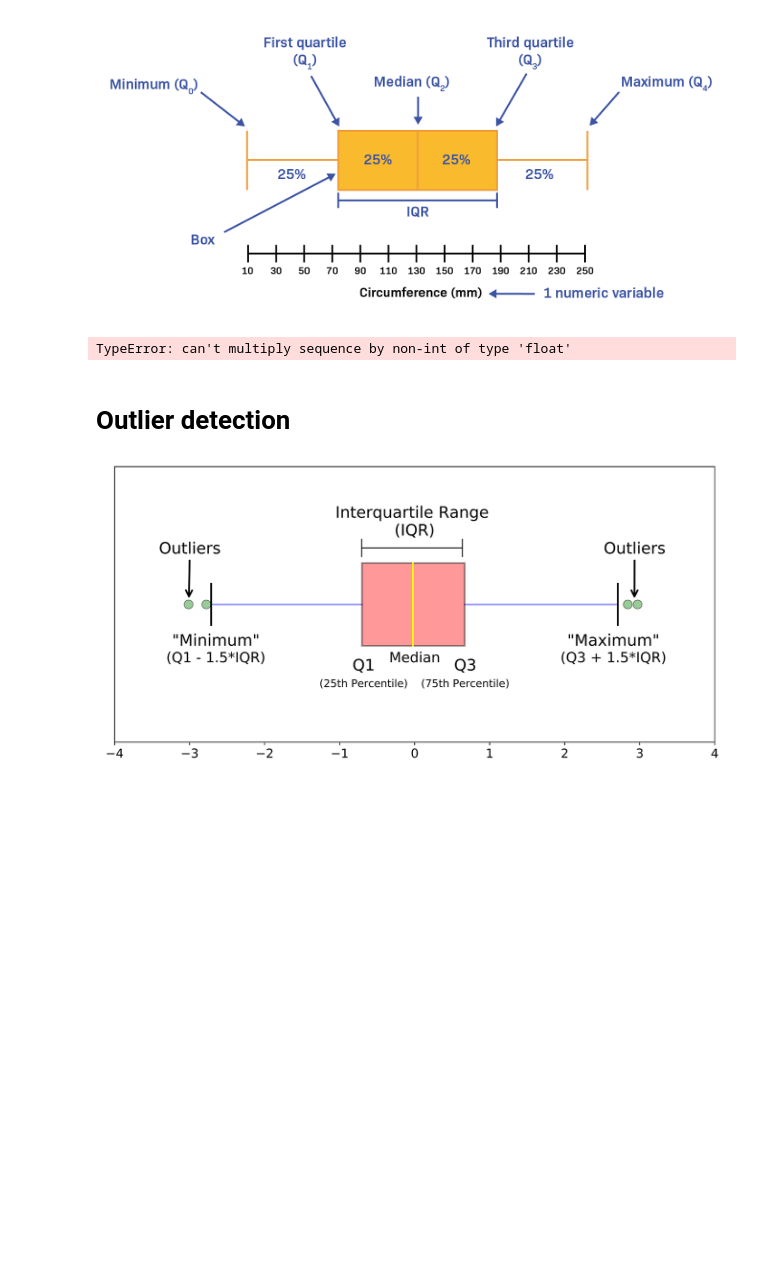
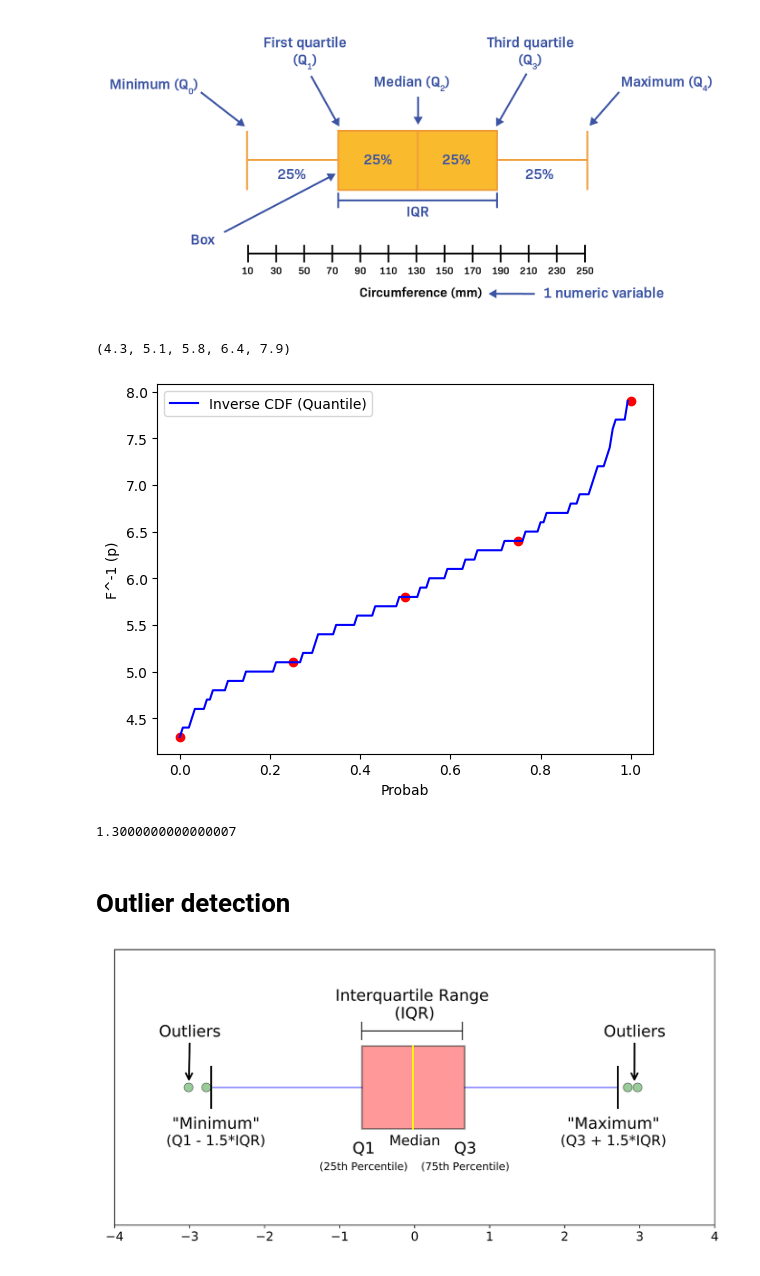
Before and after one commit to ZikrullaRaxmatov/Zako_AI_Lessons, a Jupyter notebook: DataAnalysis_W1_2.ipynb, the cells around one changed output. Drawn from its saved outputs; the diff is of its cells as text; code cells hidden in the pictures; blank space fills up the shorter version.

```diff
--- a/DataAnalysis_W1_2.ipynb
+++ b/DataAnalysis_W1_2.ipynb
@@ -130,11 +137,3 @@ IQR esa, quyidagi formula orqali aniqlanadi:
 $$ \text{IQR} = Q_3 - Q_1 = \hat{F}^{-1}(0.75) - \hat{F}^{-1}(0.25) $$
 # %% [markdown]
 ![image.png](embedded-picture-1)
-# %%
-# Inverse CDF
-def quartiles(data_list):
-  pass
-
-quartiles(data_array)
-# %% [output]
-TypeError: can't multiply sequence by non-int of type 'float'
@@ -145,3 +140,34 @@ TypeError: can't multiply sequence by non-int of type 'float'
+# %%
+# Inverse CDF
+def quartiles(data_list):
+  sorted_list = sorted(data_list)
+  Q0 = sorted_list[0]
+  Q1 = sorted_list[int(len(sorted_list)*0.25)]
+  Q2 = sorted_list[int(len(sorted_list)*0.5)]
+  Q3 = sorted_list[int(len(sorted_list)*0.75)]
+  Q4 = sorted_list[int(len(sorted_list)*1.0)-1]
+  return Q0, Q1, Q2, Q3, Q4
+
+Q = quartiles(data_array)
+Q
+# %% [output]
+(4.3, 5.1, 5.8, 6.4, 7.9)
+# %%
+# inverse CDF plot
+plt.scatter([0, 0.25, 0.5, 0.75, 1.0], Q, color='red')
+plt.plot(y, x, label='Inverse CDF (Quantile)', color='blue')
+plt.xlabel('Probab')
+plt.ylabel('F^-1 (p)')
+plt.legend()
+plt.show()
+# %% [output]
+[figure, added]
+# %%
+# IQR
+IQR = Q[3] - Q[1]
+IQR
+# %% [output]
+1.3000000000000007
 # %% [markdown]
 # Outlier detection
 
```
Also changed, not shown: parts of 13 cells of this notebook.
